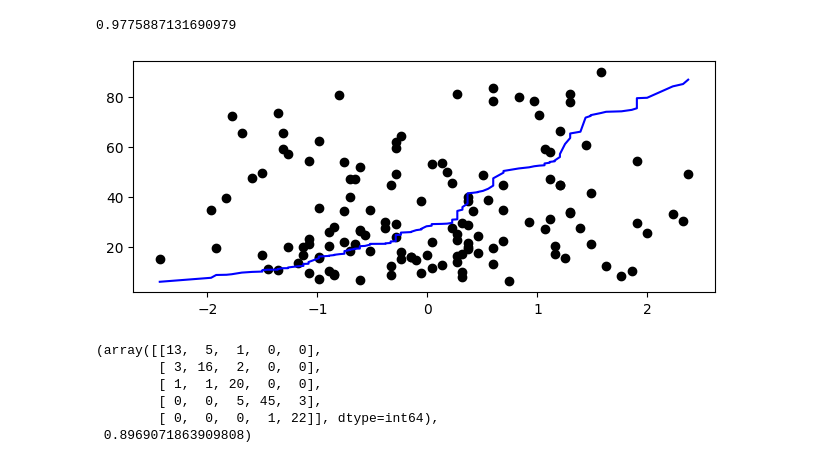
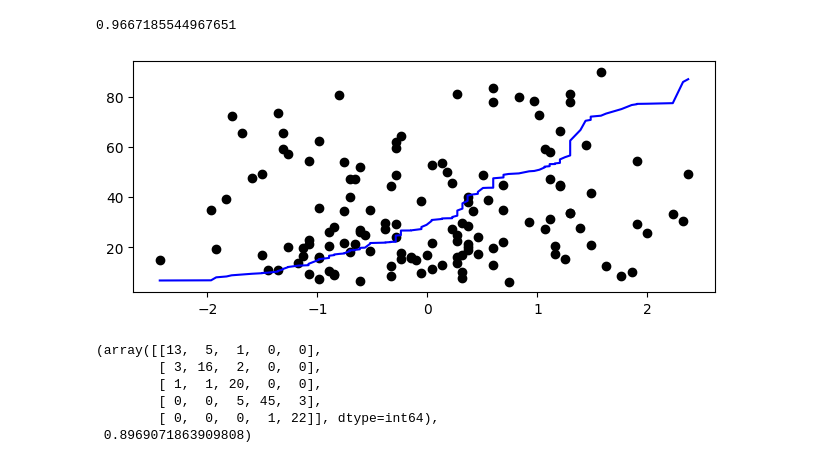
Before and after one commit to TheRidgeSpamss/CKD-ML, a Jupyter notebook: ckd_regression_classification.ipynb, the cells around one changed output. Saved outputs shown, nothing was run; the diff lists cells and outputs as text; code cells hidden in the pictures.

```diff
--- a/ckd_regression_classification.ipynb
+++ b/ckd_regression_classification.ipynb
@@ -13,7 +13,7 @@ pd.set_option('display.max_columns', None)
 
 ckd_df = pd.read_excel(
     "Data/ckd_dataset.xlsx",
-    usecols = "B:D,F:Y,AL:AQ,AS:AY"
+    usecols = "B:Y,AL:AQ,AS:AY"
 )
 
 ckd_df
@@ -61,33 +73,36 @@ filtered_ckd_df[filtered_ckd_df["CKD_stage"] == 1]
 # %%
 #linear regression with xgboosting
+#go with all features first and then narrow them down
+#list of random states and use them all - take the mean of the r2 score
+#run model many times and give r2 score with mean and std
 
 from sklearn.metrics import r2_score
 from sklearn.preprocessing import StandardScaler
 import xgboost as xgb
 
-features = filtered_ckd_df.loc[:, ["Hb", "Alb", "Cr", "CKD_stage", "UPCR", "proteinuria", "gender"]] #using CKD_stage probably doesn't make sense here
+features = filtered_ckd_df.loc[:, ["Hb", "Alb", "Cr", "UPCR", "proteinuria", "gender"]] #using CKD_stage probably doesn't make sense here - don't use features from the original equation
 target = filtered_ckd_df.loc[:, ["eGFR"]]
 reg_X_train, reg_X_test, reg_Y_train, reg_Y_test = train_test_split(features, target, test_size=0.25, random_state = 22)
 
 reg_scaler = StandardScaler()
 scaled_reg_X_train = reg_scaler.fit_transform(reg_X_train)
 scaled_reg_X_test = reg_scaler.transform(reg_X_test)
 
 reg = xgb.XGBRegressor(objective="reg:squarederror")
 reg.fit(scaled_reg_X_train, reg_Y_train)
 
 reg_Y_pred = reg.predict(scaled_reg_X_test)
 r2_score = r2_score(reg_Y_test, reg_Y_pred)
 
 scaled_reg_X_test = np.sort(scaled_reg_X_test, axis=0)
 reg_Y_pred = np.sort(reg_Y_pred, axis=0)
 fig, ax = plt.subplots(figsize=(7.5,3))
 ax.scatter(scaled_reg_X_test[:, 0], reg_Y_test, color = "black")
 ax.plot(scaled_reg_X_test[:, 0], reg_Y_pred, color = "blue")
 
 r2_score
 # %% [output]
-0.9775887131690979
+0.9667185544967651
-[figure, old version]
+[figure, new version]
 # %%
 #classification
```
Also changed, not shown: parts of 3 cells of this notebook, 1 other file.
